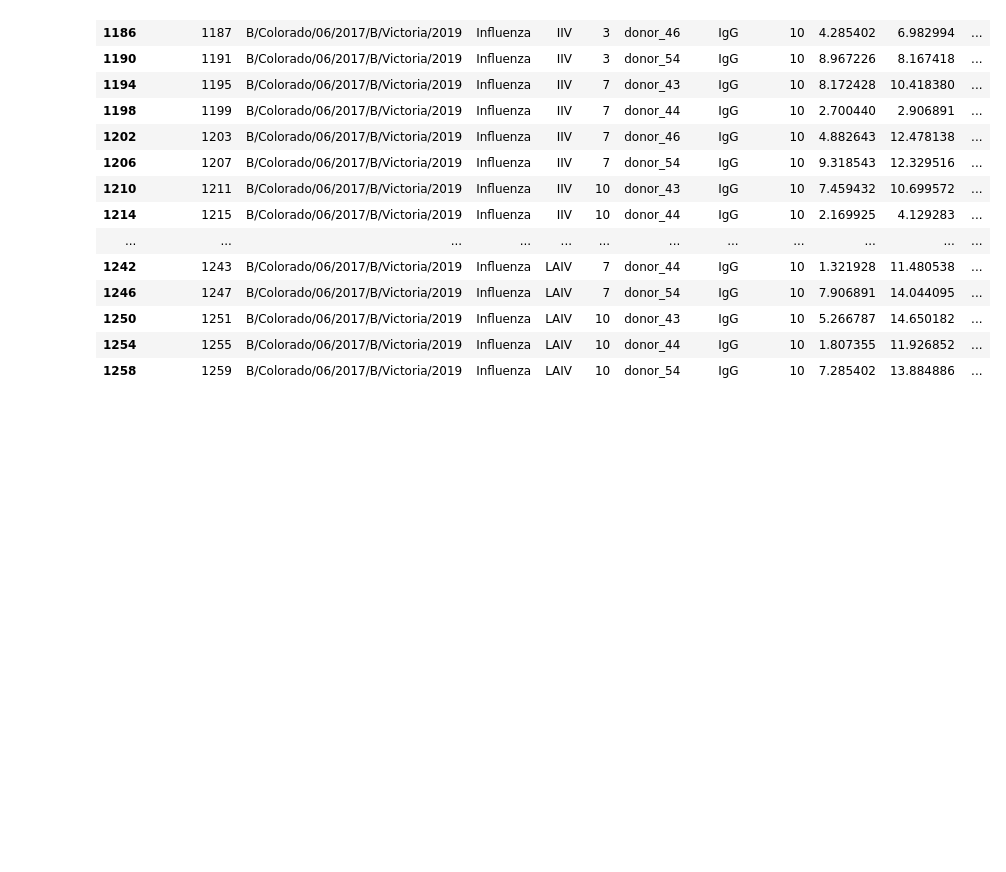
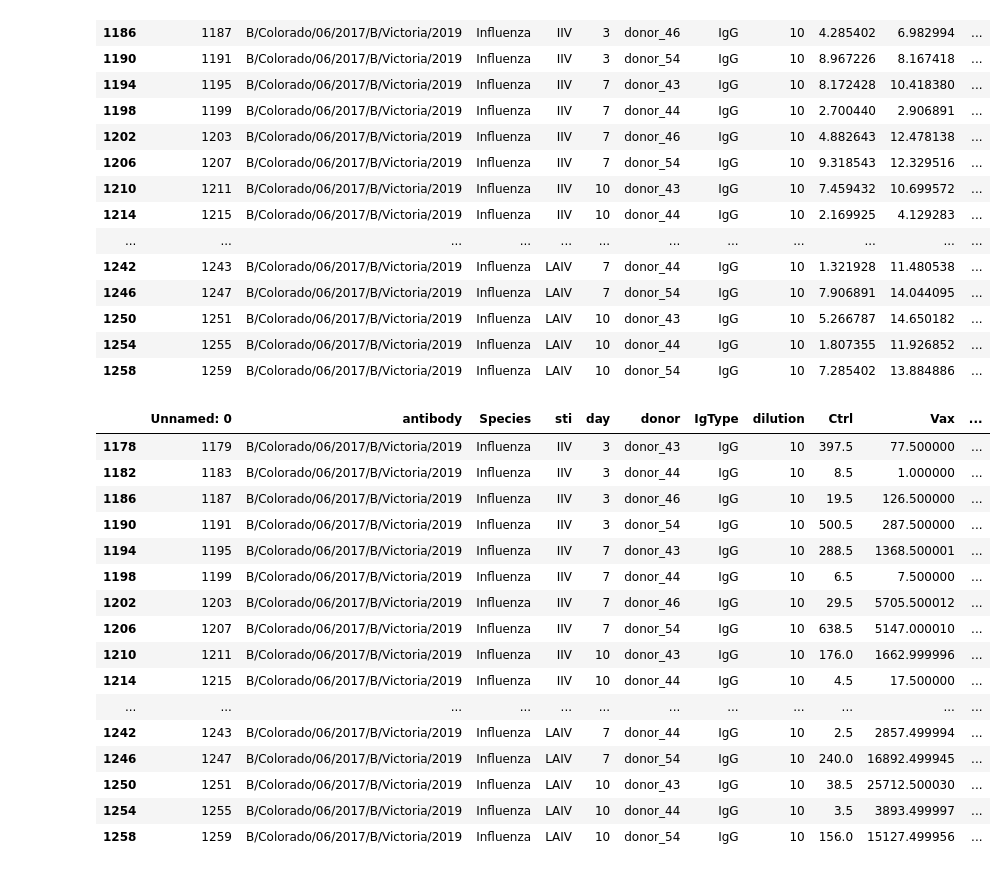
Before and after one commit to alexcessna/Bio165_FinalProject, a Jupyter notebook: project_data/CO_Strain_Analysis.ipynb, the cells around one changed output. Cells and saved outputs as stored; diff of their text form; code cells hidden in the pictures; blank space fills up the shorter version.

```diff
--- a/project_data/CO_Strain_Analysis.ipynb
+++ b/project_data/CO_Strain_Analysis.ipynb
@@ -35,6 +35,33 @@ display(CO_all_Strain_data)
 | 1250 | 1251 | B/Colorado/06/2017/B/Victoria/2019 | Influenza | LAIV | 10 | donor_43 | IgG | 10 | 5.266787 | 14.650182 | ... |
 | 1254 | 1255 | B/Colorado/06/2017/B/Victoria/2019 | Influenza | LAIV | 10 | donor_44 | IgG | 10 | 1.807355 | 11.926852 | ... |
 | 1258 | 1259 | B/Colorado/06/2017/B/Victoria/2019 | Influenza | LAIV | 10 | donor_54 | IgG | 10 | 7.285402 | 13.884886 | ... |
+# %%
+# Untransforming Data:
+CO_all_Strain_data = transformed_CO_all_Strain_data.copy()
+CO_all_Strain_data['Ctrl'] = 2**(transformed_CO_all_Strain_data['Ctrl'])
+CO_all_Strain_data['Vax'] = 2**(transformed_CO_all_Strain_data['Vax'])
+CO_all_Strain_data['IFNB'] = 2**(transformed_CO_all_Strain_data['IFNB'])
+CO_all_Strain_data['Vax_IFNB'] = 2**(transformed_CO_all_Strain_data['Vax_IFNB'])
+
+display(CO_all_Strain_data)
+# %% [output]
+|  | Unnamed: 0 | antibody | Species | sti | day | donor | IgType | dilution | Ctrl | Vax | ... |
+| 1178 | 1179 | B/Colorado/06/2017/B/Victoria/2019 | Influenza | IIV | 3 | donor_43 | IgG | 10 | 397.5 | 77.500000 | ... |
+| 1182 | 1183 | B/Colorado/06/2017/B/Victoria/2019 | Influenza | IIV | 3 | donor_44 | IgG | 10 | 8.5 | 1.000000 | ... |
+| 1186 | 1187 | B/Colorado/06/2017/B/Victoria/2019 | Influenza | IIV | 3 | donor_46 | IgG | 10 | 19.5 | 126.500000 | ... |
+| 1190 | 1191 | B/Colorado/06/2017/B/Victoria/2019 | Influenza | IIV | 3 | donor_54 | IgG | 10 | 500.5 | 287.500000 | ... |
+| 1194 | 1195 | B/Colorado/06/2017/B/Victoria/2019 | Influenza | IIV | 7 | donor_43 | IgG | 10 | 288.5 | 1368.500001 | ... |
+| 1198 | 1199 | B/Colorado/06/2017/B/Victoria/2019 | Influenza | IIV | 7 | donor_44 | IgG | 10 | 6.5 | 7.500000 | ... |
+| 1202 | 1203 | B/Colorado/06/2017/B/Victoria/2019 | Influenza | IIV | 7 | donor_46 | IgG | 10 | 29.5 | 5705.500012 | ... |
+| 1206 | 1207 | B/Colorado/06/2017/B/Victoria/2019 | Influenza | IIV | 7 | donor_54 | IgG | 10 | 638.5 | 5147.000010 | ... |
+| 1210 | 1211 | B/Colorado/06/2017/B/Victoria/2019 | Influenza | IIV | 10 | donor_43 | IgG | 10 | 176.0 | 1662.999996 | ... |
+| 1214 | 1215 | B/Colorado/06/2017/B/Victoria/2019 | Influenza | IIV | 10 | donor_44 | IgG | 10 | 4.5 | 17.500000 | ... |
+| ... | ... | ... | ... | ... | ... | ... | ... | ... | ... | ... | ... |
+| 1242 | 1243 | B/Colorado/06/2017/B/Victoria/2019 | Influenza | LAIV | 7 | donor_44 | IgG | 10 | 2.5 | 2857.499994 | ... |
+| 1246 | 1247 | B/Colorado/06/2017/B/Victoria/2019 | Influenza | LAIV | 7 | donor_54 | IgG | 10 | 240.0 | 16892.499945 | ... |
+| 1250 | 1251 | B/Colorado/06/2017/B/Victoria/2019 | Influenza | LAIV | 10 | donor_43 | IgG | 10 | 38.5 | 25712.500030 | ... |
+| 1254 | 1255 | B/Colorado/06/2017/B/Victoria/2019 | Influenza | LAIV | 10 | donor_44 | IgG | 10 | 3.5 | 3893.499997 | ... |
+| 1258 | 1259 | B/Colorado/06/2017/B/Victoria/2019 | Influenza | LAIV | 10 | donor_54 | IgG | 10 | 156.0 | 15127.499956 | ... |
 # %%
 # Now, we seperate on basis of LAIV vs. IIV:
 
```
Also changed, not shown: parts of 4 cells of this notebook.
